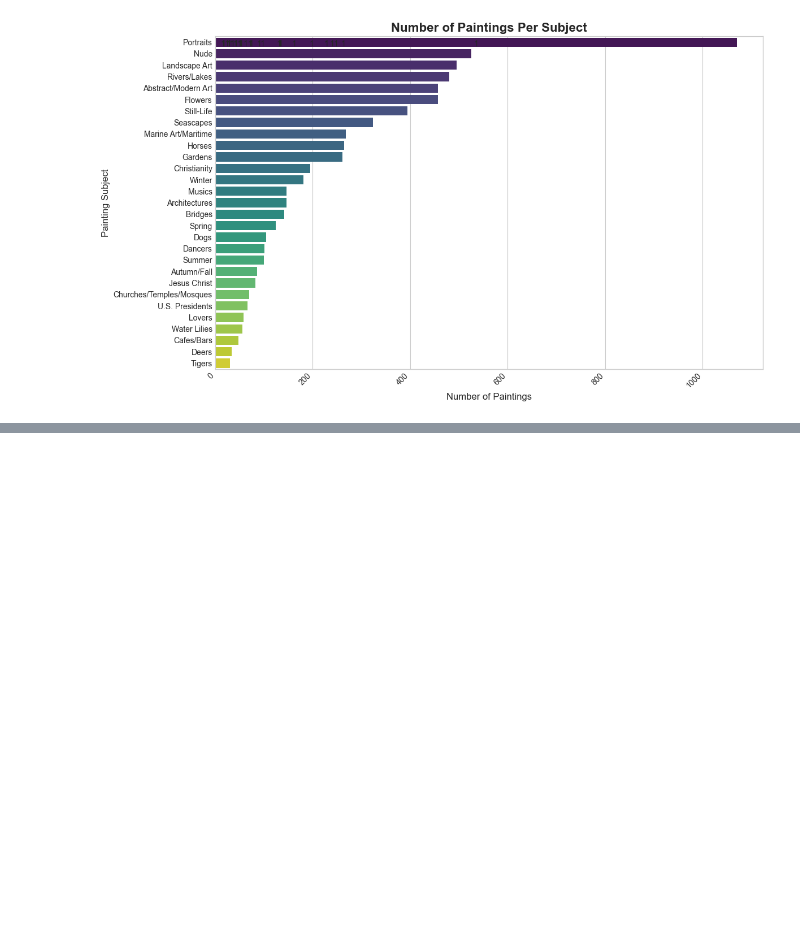
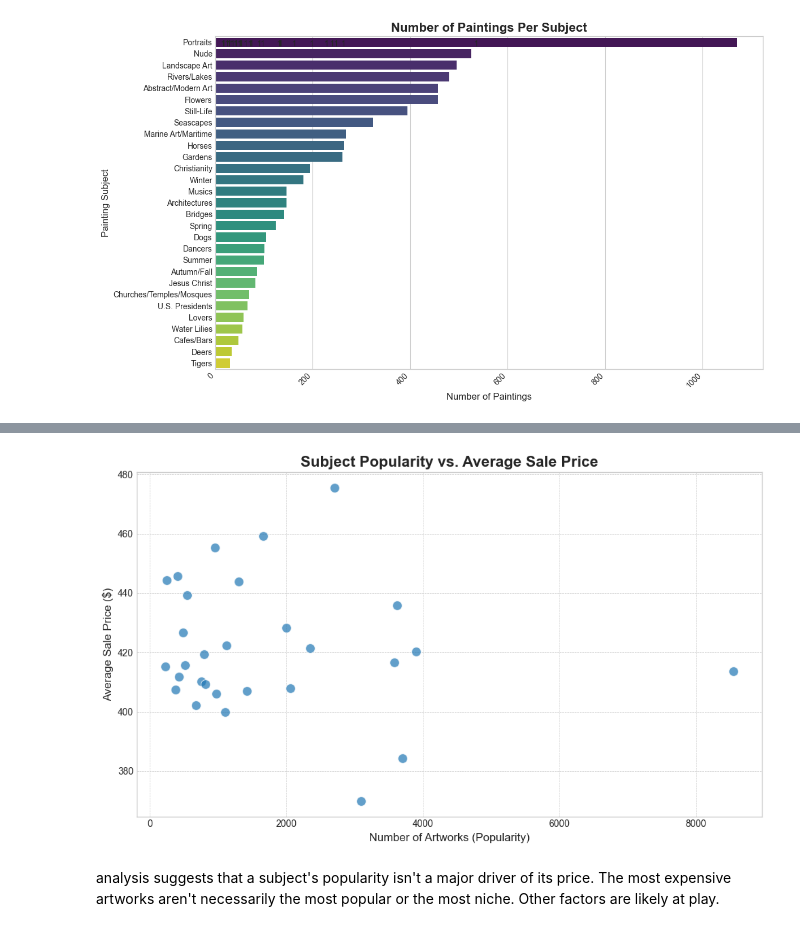
Before and after one commit to chandlershortlidge/sql-database, a Jupyter notebook: famous_art_data_visualizations.ipynb, the cells around one changed output, grey strips where cells are left out. Saved outputs shown, nothing was run; the diff lists cells and outputs as text; code cells hidden in the pictures; blank space fills up the shorter version.

```diff
--- a/famous_art_data_visualizations.ipynb
+++ b/famous_art_data_visualizations.ipynb
@@ -359,0 +398,41 @@ Passing `palette` without assigning `hue` is deprecated and will be removed in v
+# %%
+plt.figure(figsize=(10, 6))
+
+# Use seaborn's scatterplot function.
+# x-axis: The count of artworks for a subject (popularity).
+# y-axis: The average sale price for that subject.
+scatter = sns.scatterplot(
+    data=df,
+    x='subject_count',
+    y='avg_sale_price_per_subject',
+    palette='viridis',
+    s=100,  # s controls the size of the markers
+    alpha=0.7 # alpha controls the transparency
+)
+
+# 3. Customize the plot for clarity
+plt.title('Subject Popularity vs. Average Sale Price', fontsize=16, fontweight='bold')
+plt.xlabel('Number of Artworks (Popularity)', fontsize=12)
+plt.ylabel('Average Sale Price ($)', fontsize=12)
+
+# Add a grid for easier reading of values
+plt.grid(True, which='both', linestyle='--', linewidth=0.5)
+
+# 4. (Optional) Add labels for a few key points to make the chart more informative.
+# This part can get crowded if you have too many subjects.
+# Here, we'll label the most and least popular subjects as an example.
+# You can customize this to label points of interest.
+# for i in range(df.shape[0]):
+#     plt.text(x=df.subject_count[i]+0.3, y=df.avg_sale_price[i]+0.3, s=df.subject[i],
+#              fontdict=dict(color='red',size=10))
+
+
+# Ensure the layout is tight
+plt.tight_layout()
+
+# 5. Display the plot
+plt.show()
+# %% [output]
+[figure, added]
+# %% [markdown]
+ analysis suggests that a subject's popularity isn't a major driver of its price. The most expensive artworks aren't necessarily the most popular or the most niche. Other factors are likely at play.
```
Also changed, not shown: parts of 2 cells of this notebook, 1 other file.
